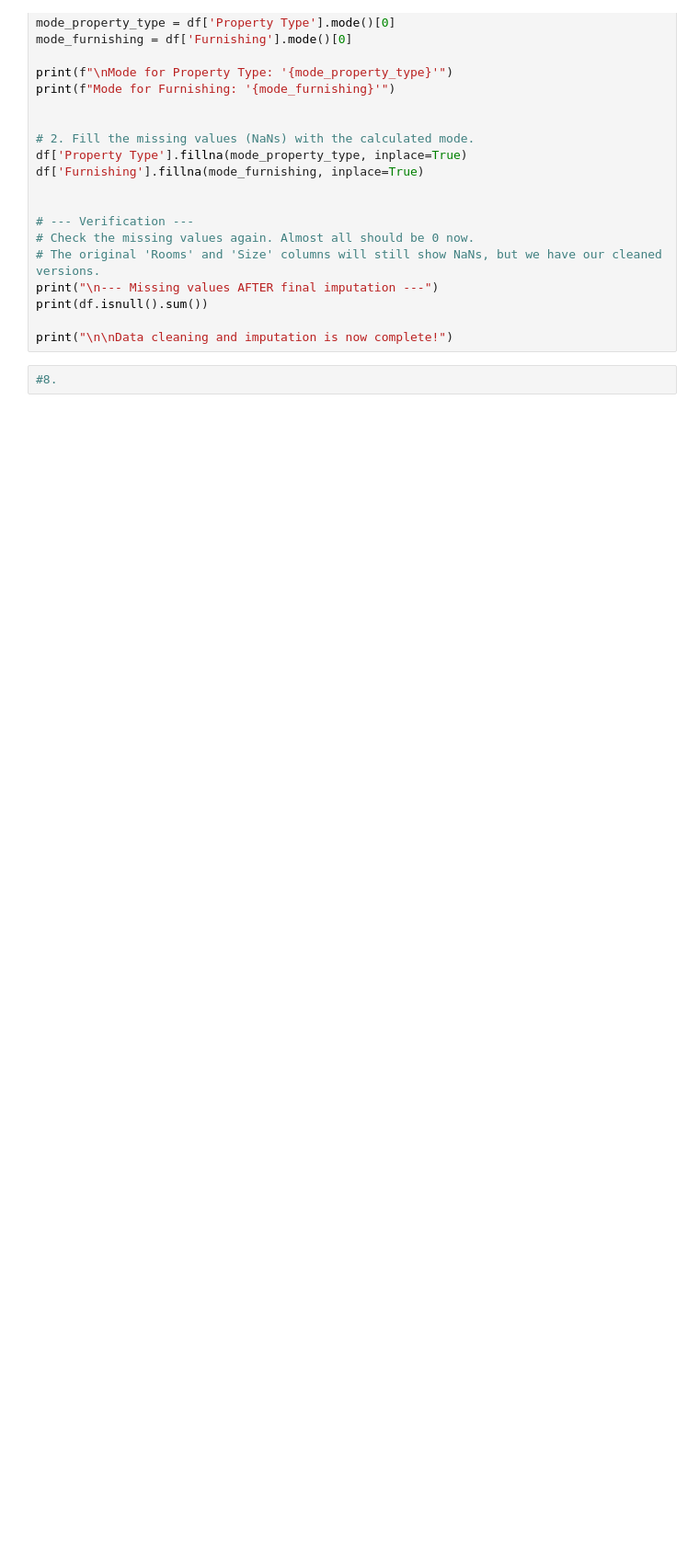
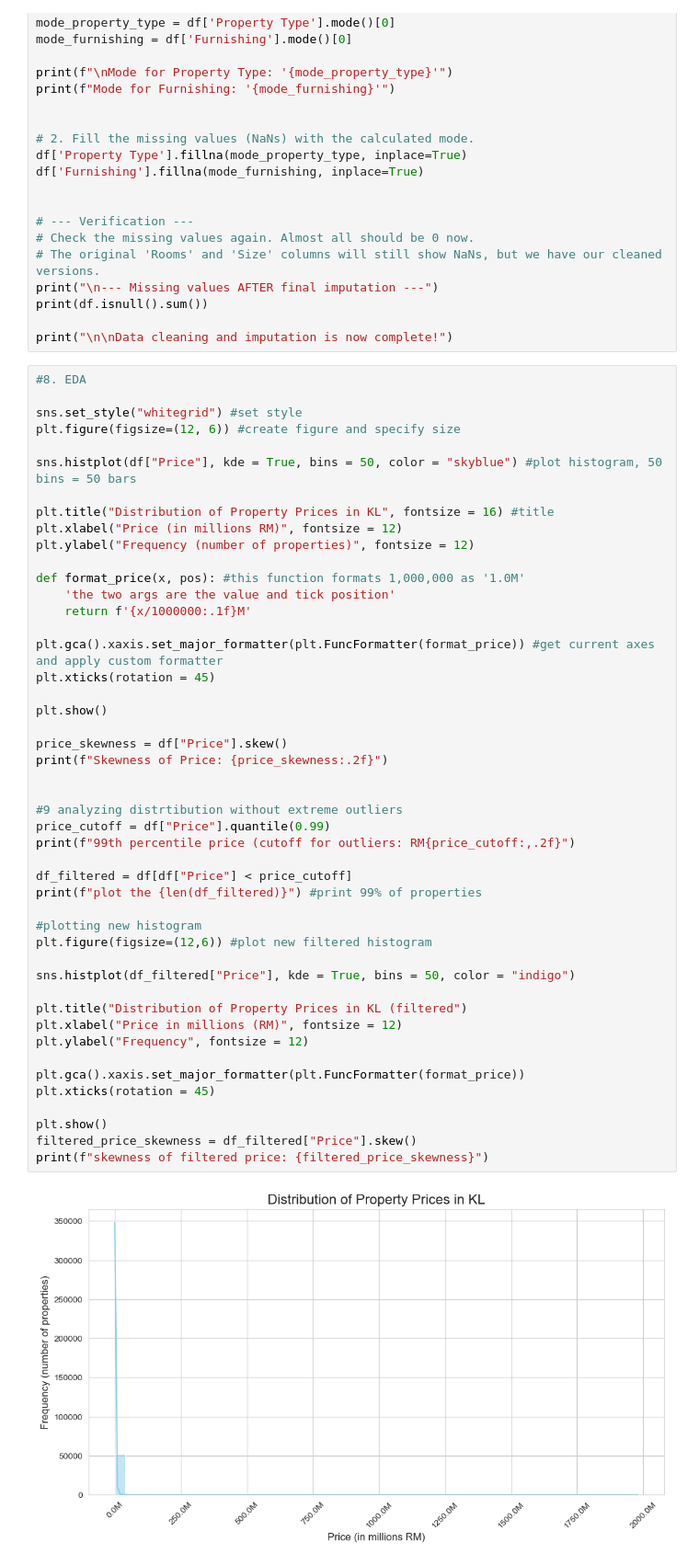
Before and after one commit to ShayneLim/House_Price_Predictor, a Jupyter notebook: House_Price_Predictor.ipynb, the cells around one changed output. Shown at 92% size. Drawn from its saved outputs; the diff is of its cells as text; blank space fills up the shorter version.

```diff
--- a/House_Price_Predictor.ipynb
+++ b/House_Price_Predictor.ipynb
@@ -127,4 +127,51 @@ print(df.isnull().sum())
 
 print("\n\nData cleaning and imputation is now complete!")
 # %%
-#8.
+#8. EDA
+
+sns.set_style("whitegrid") #set style
+plt.figure(figsize=(12, 6)) #create figure and specify size
+
+sns.histplot(df["Price"], kde = True, bins = 50, color = "skyblue") #plot histogram, 50 bins = 50 bars
+
+plt.title("Distribution of Property Prices in KL", fontsize = 16) #title
+plt.xlabel("Price (in millions RM)", fontsize = 12)
+plt.ylabel("Frequency (number of properties)", fontsize = 12)
+
+def format_price(x, pos): #this function formats 1,000,000 as '1.0M'
+    'the two args are the value and tick position'
+    return f'{x/1000000:.1f}M'
+
+plt.gca().xaxis.set_major_formatter(plt.FuncFormatter(format_price)) #get current axes and apply custom formatter
+plt.xticks(rotation = 45)
+
+plt.show()
+
+price_skewness = df["Price"].skew()
+print(f"Skewness of Price: {price_skewness:.2f}")
+
+
+#9 analyzing distrtibution without extreme outliers
+price_cutoff = df["Price"].quantile(0.99)
+print(f"99th percentile price (cutoff for outliers: RM{price_cutoff:,.2f}")
+
+df_filtered = df[df["Price"] < price_cutoff]
+print(f"plot the {len(df_filtered)}") #print 99% of properties
+
+#plotting new histogram
+plt.figure(figsize=(12,6)) #plot new filtered histogram
+
+sns.histplot(df_filtered["Price"], kde = True, bins = 50, color = "indigo")
+
+plt.title("Distribution of Property Prices in KL (filtered")
+plt.xlabel("Price in millions (RM)", fontsize = 12)
+plt.ylabel("Frequency", fontsize = 12)
+
+plt.gca().xaxis.set_major_formatter(plt.FuncFormatter(format_price))
+plt.xticks(rotation = 45)
+
+plt.show()
+filtered_price_skewness = df_filtered["Price"].skew()
+print(f"skewness of filtered price: {filtered_price_skewness}")
+# %% [output]
+[figure, added]
```
Also changed, not shown: parts of 1 cell of this notebook.
